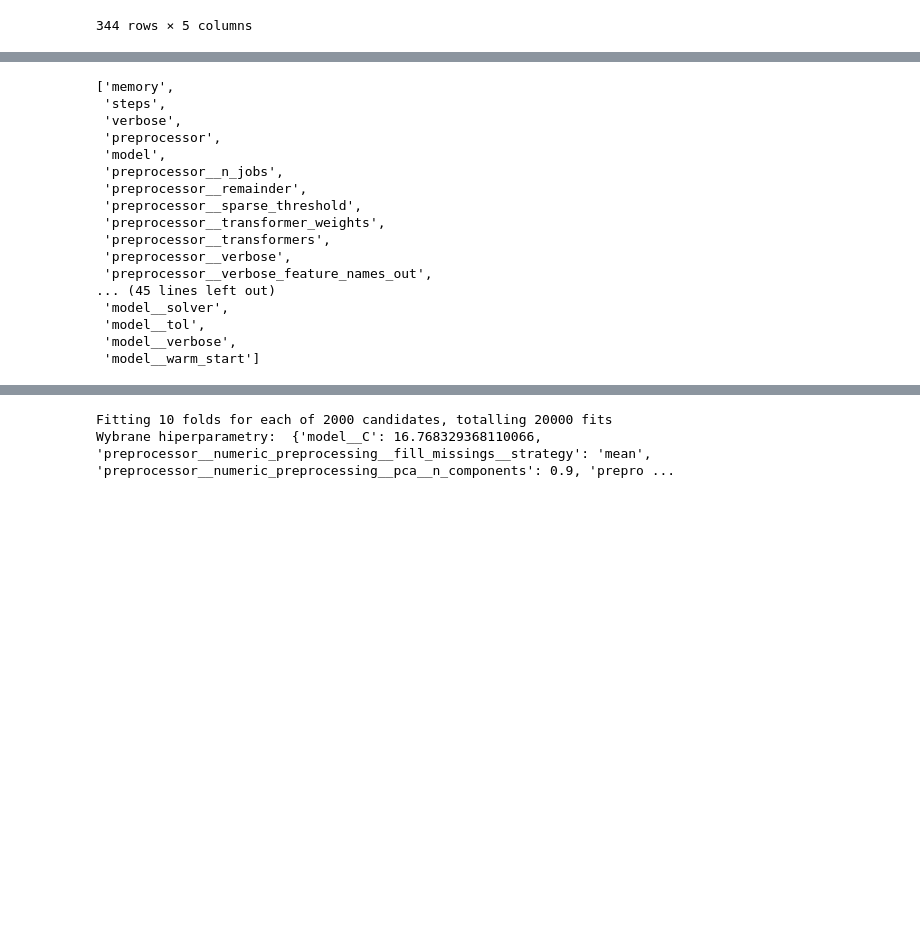
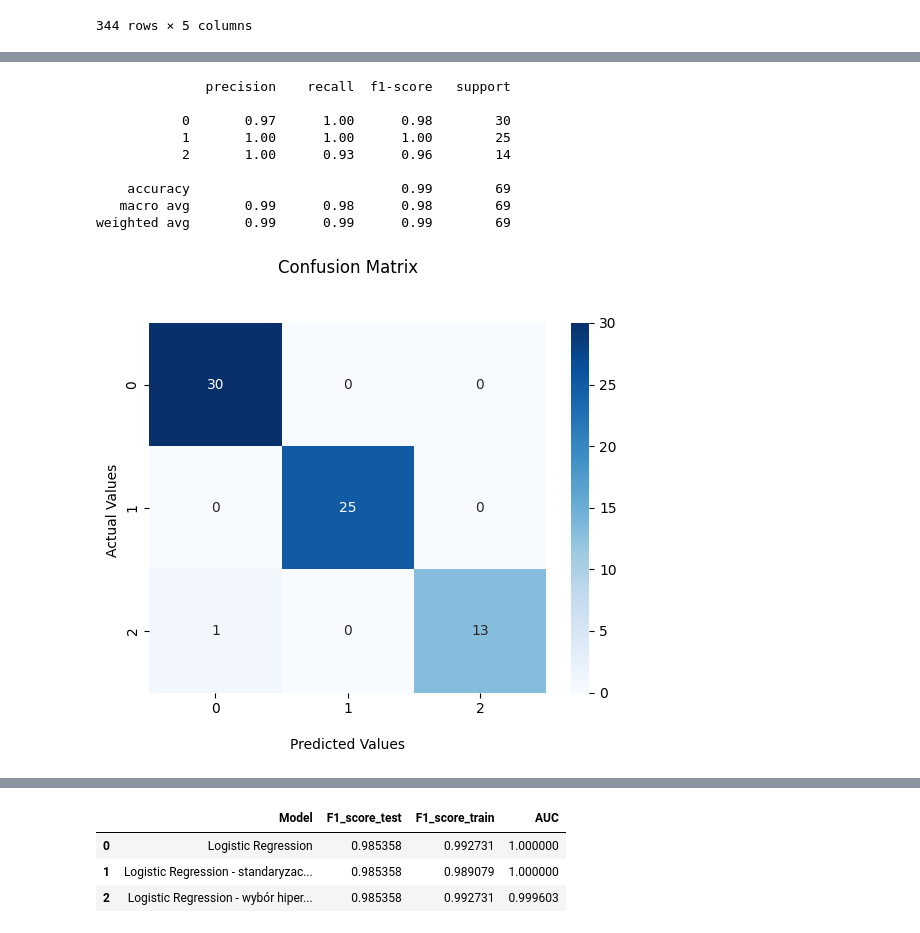
Before and after one commit to KenZooo11/m15.5, a Jupyter notebook: Untitled.ipynb, the cells around one changed output, grey strips where cells are left out. Drawn from its saved outputs; the diff is of its cells as text; code cells hidden in the pictures; blank space fills up the shorter version.

```diff
--- a/Untitled.ipynb
+++ b/Untitled.ipynb
@@ -168,20 +212,13 @@ model_pipeline_v3 = Pipeline(steps=[('preprocessor', data_preparation),
 # %%
-list(model_pipeline_v3.get_params().keys())
+calculate_metrics(model_v3, 'Logistic Regression - wybór hiperparametrów', X_test, y_test, X_train, y_train)
 # %% [output]
-['memory',
- 'steps',
- 'verbose',
- 'preprocessor',
- 'model',
- 'preprocessor__n_jobs',
- 'preprocessor__remainder',
- 'preprocessor__sparse_threshold',
- 'preprocessor__transformer_weights',
- 'preprocessor__transformers',
- 'preprocessor__verbose',
- 'preprocessor__verbose_feature_names_out',
-... (45 lines left out)
- 'model__solver',
- 'model__tol',
- 'model__verbose',
- 'model__warm_start']
+              precision    recall  f1-score   support
+
+           0       0.97      1.00      0.98        30
+           1       1.00      1.00      1.00        25
+           2       1.00      0.93      0.96        14
+
+    accuracy                           0.99        69
+   macro avg       0.99      0.98      0.98        69
+weighted avg       0.99      0.99      0.99        69
+[figure, added]
@@ -188,15 +226,4 @@ list(model_pipeline_v3.get_params().keys())
+|  | Model | F1_score_test | F1_score_train | AUC |
+| 0 | Logistic Regression | 0.985358 | 0.992731 | 1.000000 |
+| 1 | Logistic Regression - standaryzac... | 0.985358 | 0.989079 | 1.000000 |
+| 2 | Logistic Regression - wybór hiper... | 0.985358 | 0.992731 | 0.999603 |
-# %%
-params = {
-    'preprocessor__numeric_preprocessing__fill_missings__strategy': ['mean', 'median'],
-    'preprocessor__numeric_preprocessing__polynomial_features__degree': [1, 2, 3, 4],
-    'preprocessor__numeric_preprocessing__pca__n_components': [0.85, 0.90, 0.95, 0.99, 0.99999],
-    'model__C': np.logspace(-4, 4, 50)
-}
-
-grid_search = GridSearchCV(model_pipeline_v3, params, cv=10, n_jobs=-1, verbose=10, scoring='f1_macro')
-grid_search.fit(X_train, y_train)
-print('Wybrane hiperparametry: ', grid_search.best_params_)
-model_v3 = grid_search.best_estimator_
-# %% [output]
-Fitting 10 folds for each of 2000 candidates, totalling 20000 fits
-Wybrane hiperparametry:  {'model__C': 16.768329368110066, 'preprocessor__numeric_preprocessing__fill_missings__strategy': 'mean', 'preprocessor__numeric_preprocessing__pca__n_components': 0.9, 'prepro ...
```
Also changed, not shown: parts of 13 cells of this notebook.
